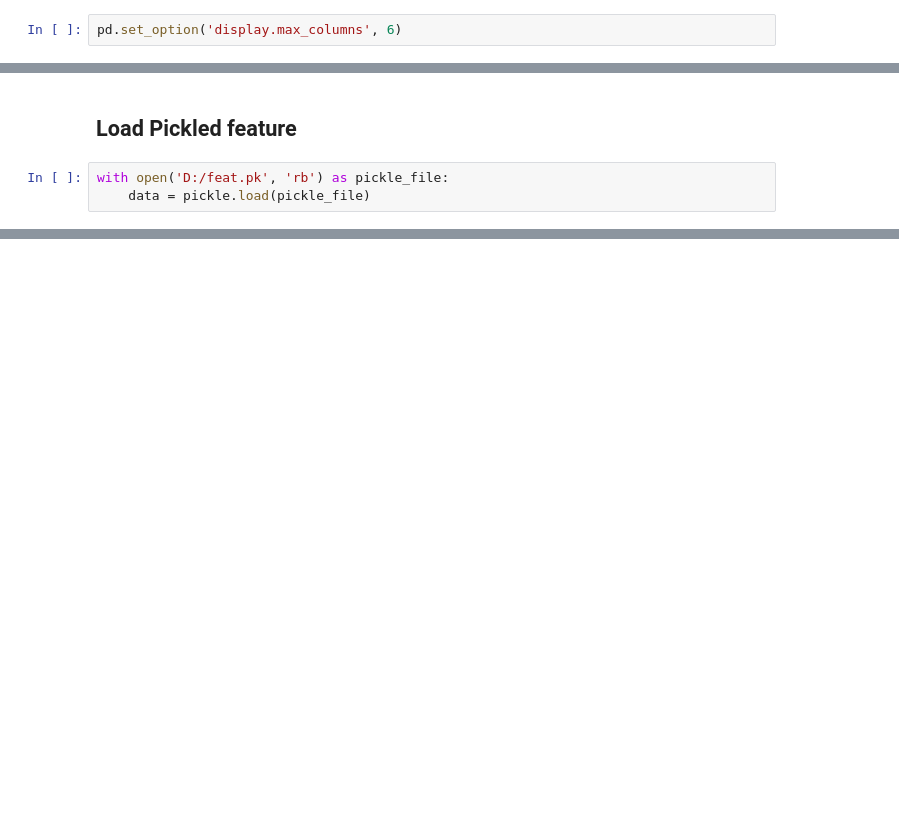
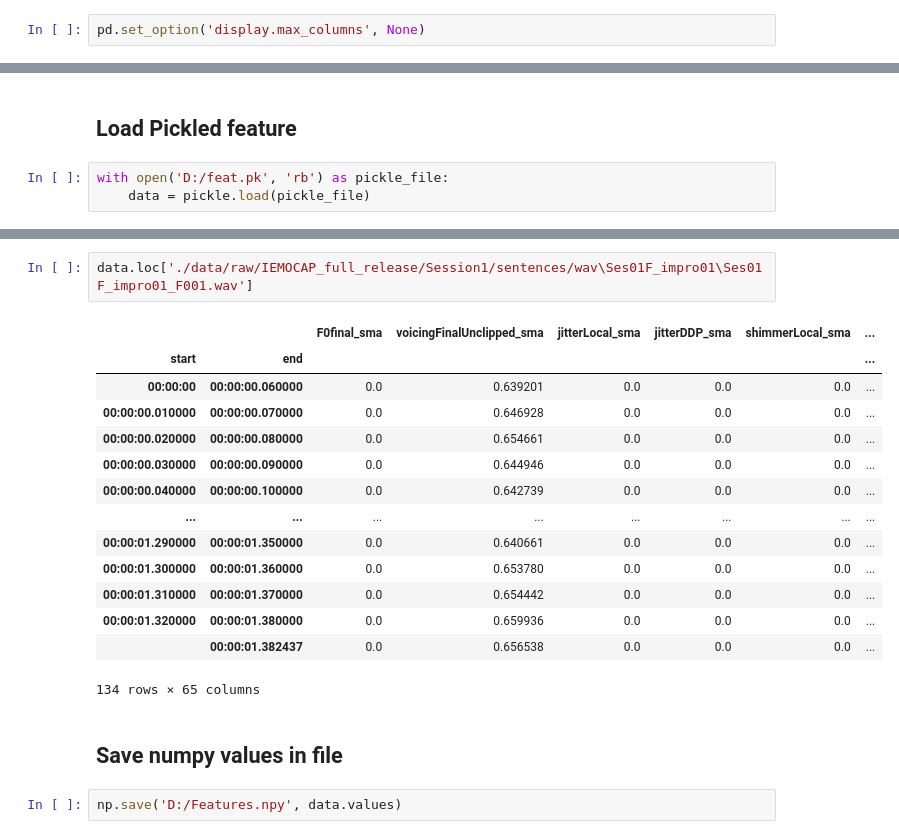
Before and after one commit to bolajixi/Mulitimodal-Speech-Emotion-Recognition, a Jupyter notebook: IEMOCAP - Wav-to-feauture.ipynb, the cells around one changed output, grey strips where cells are left out. Drawn from its saved outputs; the diff is of its cells as text; blank space fills up the shorter version.

Commit message:
save features as numpy

```diff
--- a/IEMOCAP - Wav-to-feauture.ipynb
+++ b/IEMOCAP - Wav-to-feauture.ipynb
@@ -13,5 +21,5 @@ from util import *
 # %%
-pd.set_option('display.max_columns', 6)
+pd.set_option('display.max_columns', None)
 # %%
 def configure_openSmile(**kwargs):
     '''
@@ -92,0 +93,21 @@ data
+# %%
+data.loc['./data/raw/IEMOCAP_full_release/Session1/sentences/wav\Ses01F_impro01\Ses01F_impro01_F001.wav']
+# %% [output]
+|  |  | F0final_sma | voicingFinalUnclipped_sma | jitterLocal_sma | jitterDDP_sma | shimmerLocal_sma | ... |
+| start | end |  |  |  |  |  | ... |
+| 00:00:00 | 00:00:00.060000 | 0.0 | 0.639201 | 0.0 | 0.0 | 0.0 | ... |
+| 00:00:00.010000 | 00:00:00.070000 | 0.0 | 0.646928 | 0.0 | 0.0 | 0.0 | ... |
+| 00:00:00.020000 | 00:00:00.080000 | 0.0 | 0.654661 | 0.0 | 0.0 | 0.0 | ... |
+| 00:00:00.030000 | 00:00:00.090000 | 0.0 | 0.644946 | 0.0 | 0.0 | 0.0 | ... |
+| 00:00:00.040000 | 00:00:00.100000 | 0.0 | 0.642739 | 0.0 | 0.0 | 0.0 | ... |
+| ... | ... | ... | ... | ... | ... | ... | ... |
+| 00:00:01.290000 | 00:00:01.350000 | 0.0 | 0.640661 | 0.0 | 0.0 | 0.0 | ... |
+| 00:00:01.300000 | 00:00:01.360000 | 0.0 | 0.653780 | 0.0 | 0.0 | 0.0 | ... |
+| 00:00:01.310000 | 00:00:01.370000 | 0.0 | 0.654442 | 0.0 | 0.0 | 0.0 | ... |
+| 00:00:01.320000 | 00:00:01.380000 | 0.0 | 0.659936 | 0.0 | 0.0 | 0.0 | ... |
+|  | 00:00:01.382437 | 0.0 | 0.656538 | 0.0 | 0.0 | 0.0 | ... |
+134 rows × 65 columns
+# %% [markdown]
+## Save numpy values in file
+# %%
+np.save('D:/Features.npy', data.values)
```
Also changed, not shown: parts of 4 cells of this notebook.
